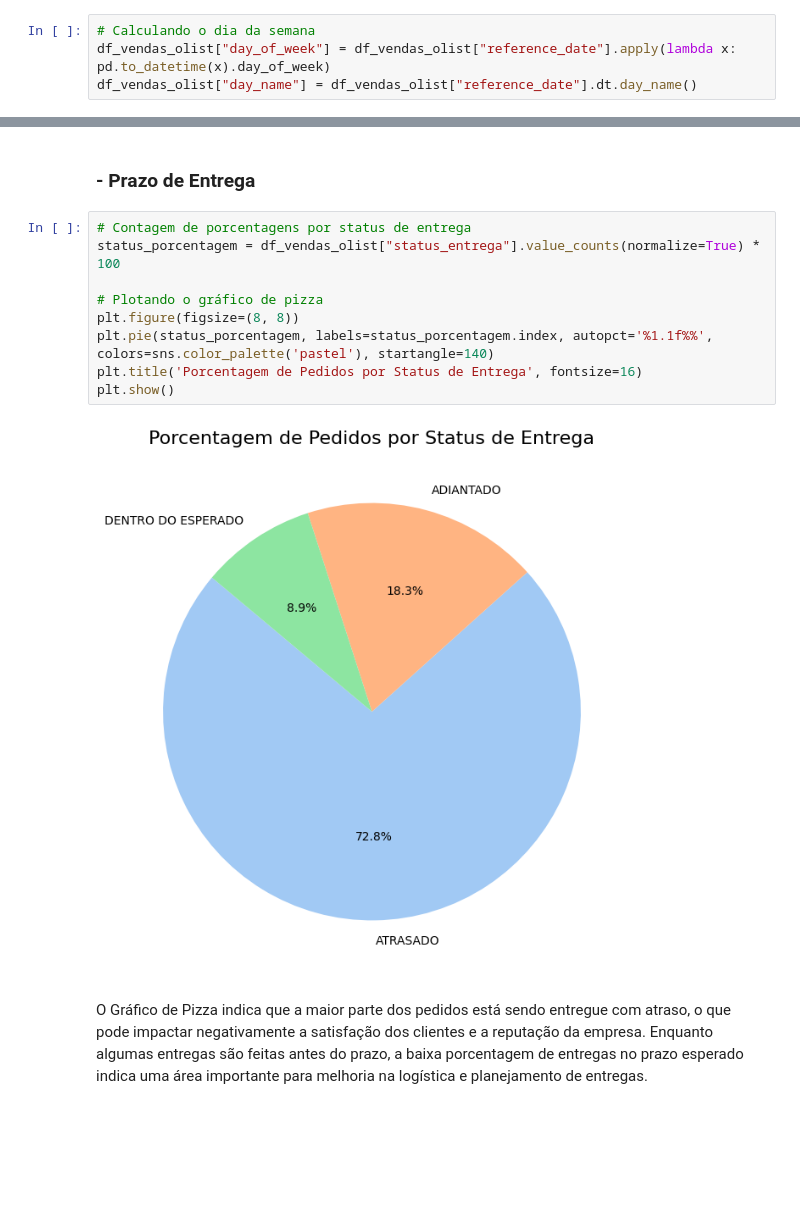
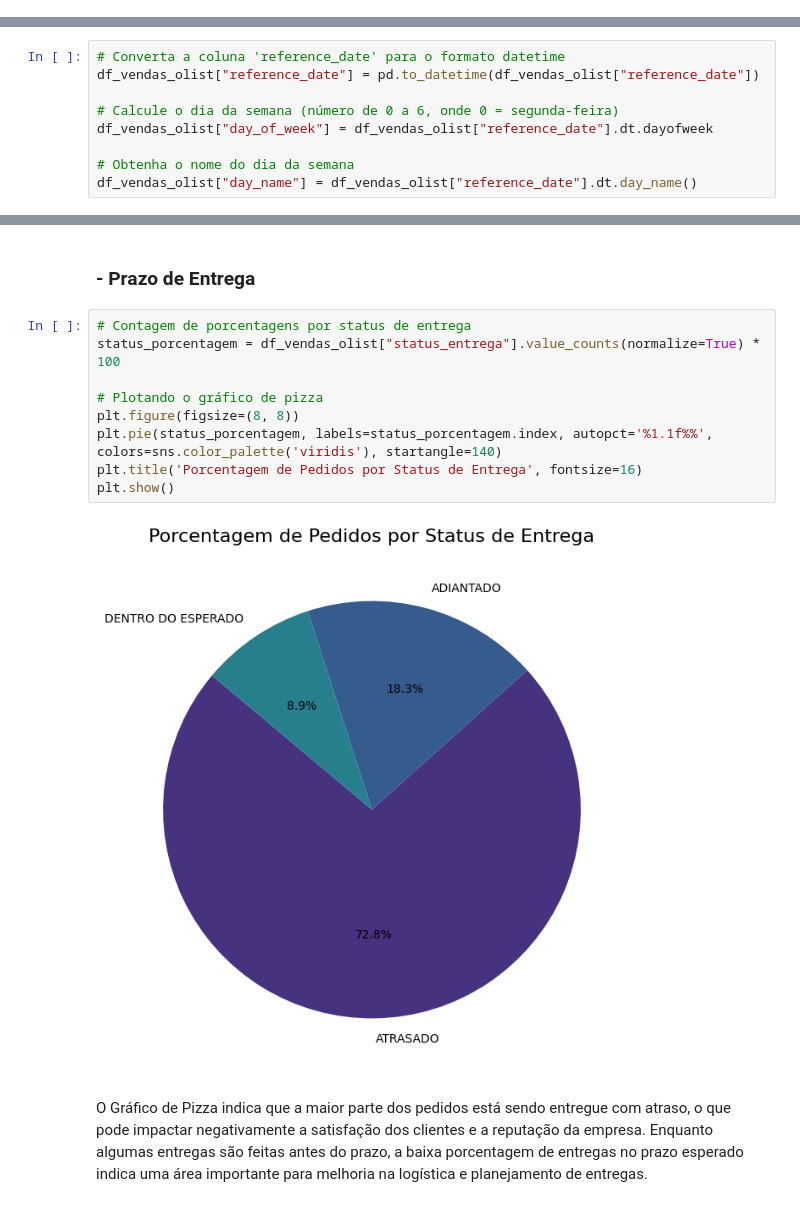
Before and after one commit to reprograma/on33-python-s14-analise-de-dados, a Jupyter notebook: Carolyne-Oliveira/para-casa/Analise_Olist.ipynb, the cells around one changed output, grey strips where cells are left out. Cells and saved outputs as stored; diff of their text form; blank space fills up the shorter version.

```diff
--- a/Carolyne-Oliveira/para-casa/Analise_Olist.ipynb
+++ b/Carolyne-Oliveira/para-casa/Analise_Olist.ipynb
@@ -694,7 +694,3 @@ plt.show()
 [figure]
 # %% [markdown]
 Quais os dias com mais e menos vendas?
-# %%
-# Calculando o dia da semana
-df_vendas_olist["day_of_week"] = df_vendas_olist["reference_date"].apply(lambda x: pd.to_datetime(x).day_of_week)
-df_vendas_olist["day_name"] = df_vendas_olist["reference_date"].dt.day_name()
@@ -703,3 +697,12 @@ AttributeError: Can only use .dt accessor with datetimelike values
+# %%
+# Converta a coluna 'reference_date' para o formato datetime
+df_vendas_olist["reference_date"] = pd.to_datetime(df_vendas_olist["reference_date"])
+
+# Calcule o dia da semana (número de 0 a 6, onde 0 = segunda-feira)
+df_vendas_olist["day_of_week"] = df_vendas_olist["reference_date"].dt.dayofweek
+
+# Obtenha o nome do dia da semana
+df_vendas_olist["day_name"] = df_vendas_olist["reference_date"].dt.day_name()
 # %%
 #Tabela
 df_vendas_olist[(df_vendas_olist.reference_date >= "2018-01-01") & (df_vendas_olist.reference_date <= "2018-03-01")].sort_values("reference_date")[["reference_date", "day_of_week", "day_name"]].drop_duplicates()
@@ -1139,14 +1140,14 @@ plt.show()
 # %%
 # Contagem de porcentagens por status de entrega
 status_porcentagem = df_vendas_olist["status_entrega"].value_counts(normalize=True) * 100
 
 # Plotando o gráfico de pizza
 plt.figure(figsize=(8, 8))
-plt.pie(status_porcentagem, labels=status_porcentagem.index, autopct='%1.1f%%', colors=sns.color_palette('pastel'), startangle=140)
+plt.pie(status_porcentagem, labels=status_porcentagem.index, autopct='%1.1f%%', colors=sns.color_palette('viridis'), startangle=140)
 plt.title('Porcentagem de Pedidos por Status de Entrega', fontsize=16)
 plt.show()
 # %% [output]
-[figure, old version]
+[figure, new version]
 # %% [markdown]
 O Gráfico de Pizza indica que a maior parte dos pedidos está sendo entregue com atraso, o que pode impactar negativamente a satisfação dos clientes e a reputação da empresa. Enquanto algumas entregas são feitas antes do prazo, a baixa porcentagem de entregas no prazo esperado indica uma área importante para melhoria na logística e planejamento de entregas.
 # %% [markdown]
```
Also changed, not shown: parts of 11 cells of this notebook.
